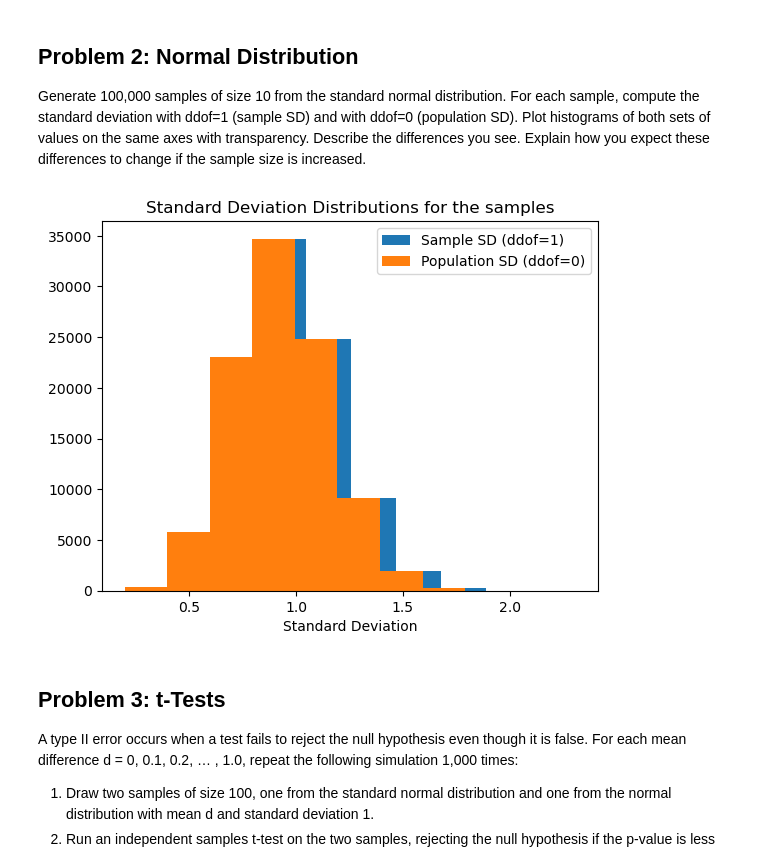
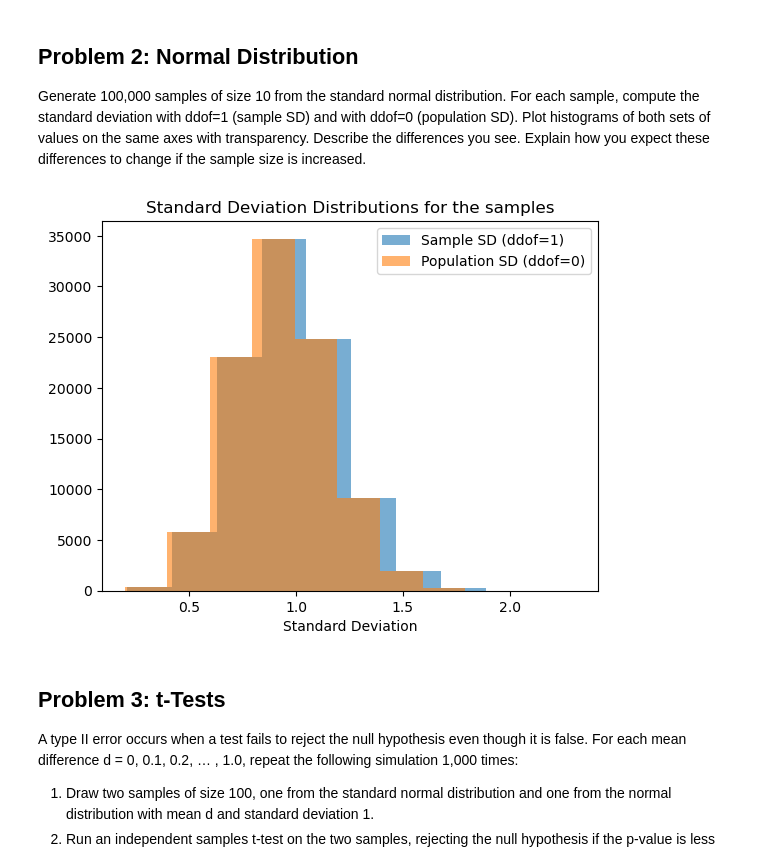
Before and after one commit to Ange-Dvs/applied-statistics, a Jupyter notebook: problems.ipynb, the cells around one changed output. Cells and saved outputs as stored; diff of their text form; code cells hidden in the pictures.

Commit message:
Tables added to visualise results of both experiments for the lady tasty tea problem. Transparency added for problem 2 graph.

```diff
--- a/problems.ipynb
+++ b/problems.ipynb
@@ -437,14 +452,14 @@ samples = np.random.normal(loc=0, scale=1, size=(n_samples, sample_size))
 sd_sample = np.std(samples, axis=1, ddof=1)
 sd_population = np.std(samples, axis=1, ddof=0)
 # %%
-plt.hist(sd_sample, label='Sample SD (ddof=1)')
-plt.hist(sd_population, label='Population SD (ddof=0)')
+plt.hist(sd_sample, alpha=0.6, label='Sample SD (ddof=1)')
+plt.hist(sd_population, alpha=0.6, label='Population SD (ddof=0)')
 plt.legend()
 plt.xlabel("Standard Deviation")
 plt.title("Standard Deviation Distributions for the samples")
 plt.show()
 # %% [output]
-[figure, old version]
+[figure, new version]
 # %% [markdown]
 ## Problem 3: t-Tests
 A type II error occurs when a test fails to reject the null hypothesis even though it is false. For each mean difference
```
Also changed, not shown: parts of 5 cells of this notebook.
